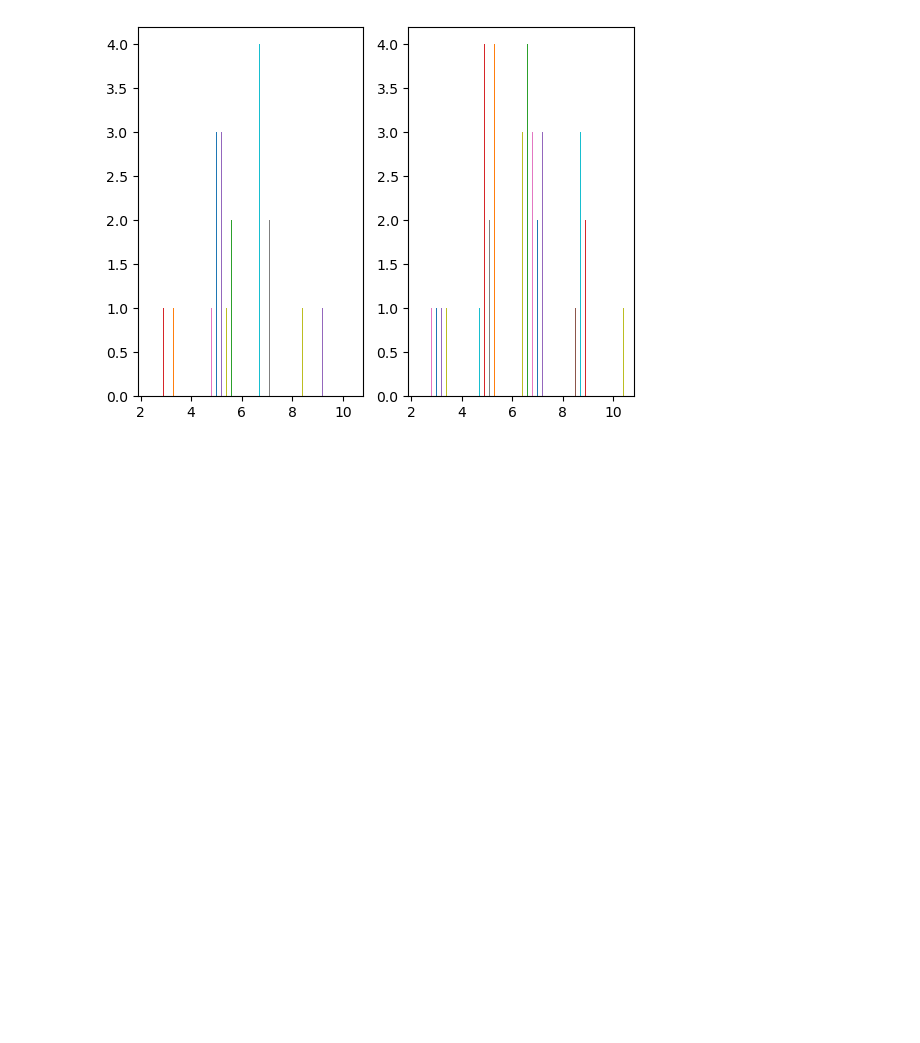
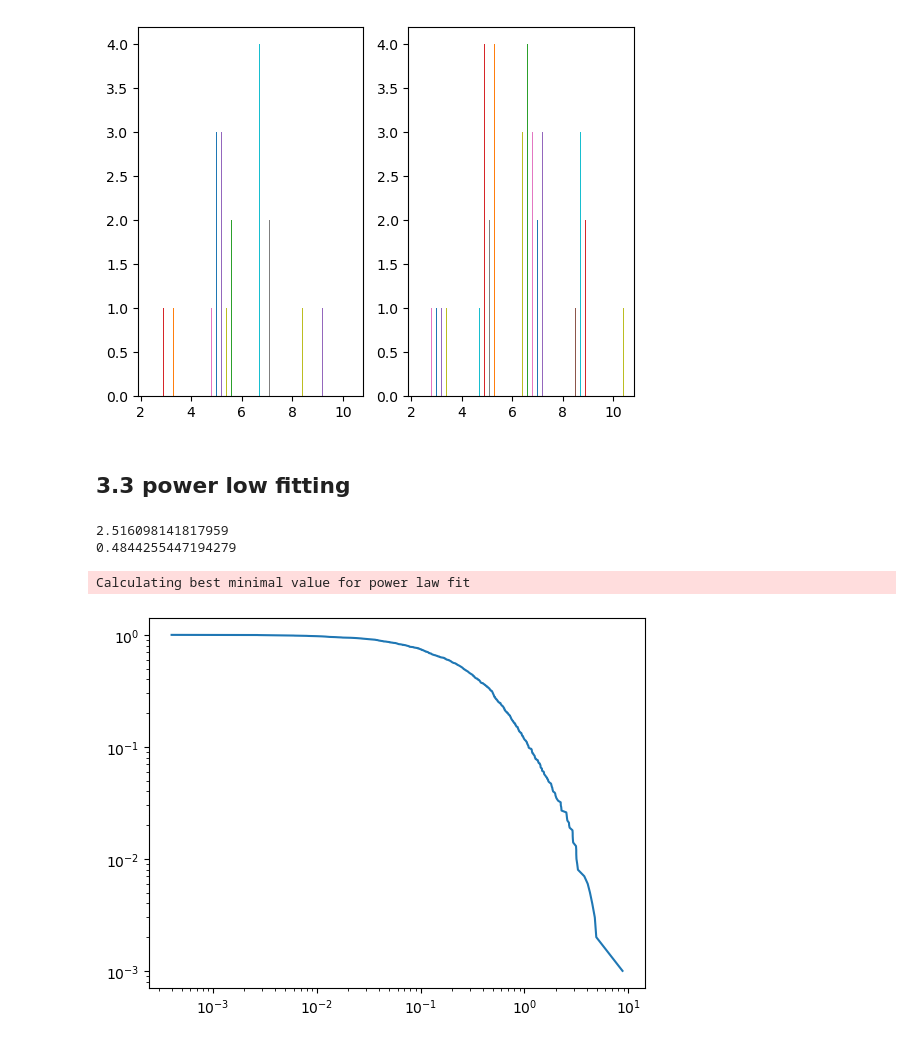
Before and after one commit to Victor-Le-Coz/secured_interbank_network_public, a Jupyter notebook: emp_analysis.ipynb, the cells around one changed output. Drawn from its saved outputs; the diff is of its cells as text; code cells hidden in the pictures; blank space fills up the shorter version.

```diff
--- a/emp_analysis.ipynb
+++ b/emp_analysis.ipynb
@@ -168,3 +169,23 @@ for  i in range(10):
     pos = pos +width +0.1
 # %% [output]
 [figure]
+# %% [markdown]
+## 3.3 power low fitting
+# %%
+# fitting
+import powerlaw
+import numpy as np
+data = np.random.pareto(3,size=1000) # data can be list or numpy array
+fit = powerlaw.Fit(data)
+print(fit.power_law.alpha)
+print(fit.power_law.xmin)
+R, p = fit.distribution_compare('power_law', 'lognormal')
+# %% [output]
+2.516098141817959
+0.4844255447194279
+Calculating best minimal value for power law fit
+# %%
+# plotting
+ax1 = powerlaw.plot_ccdf(data)
+# %% [output]
+[figure, added]
```
Also changed, not shown: parts of 7 cells of this notebook, 10 other files.
